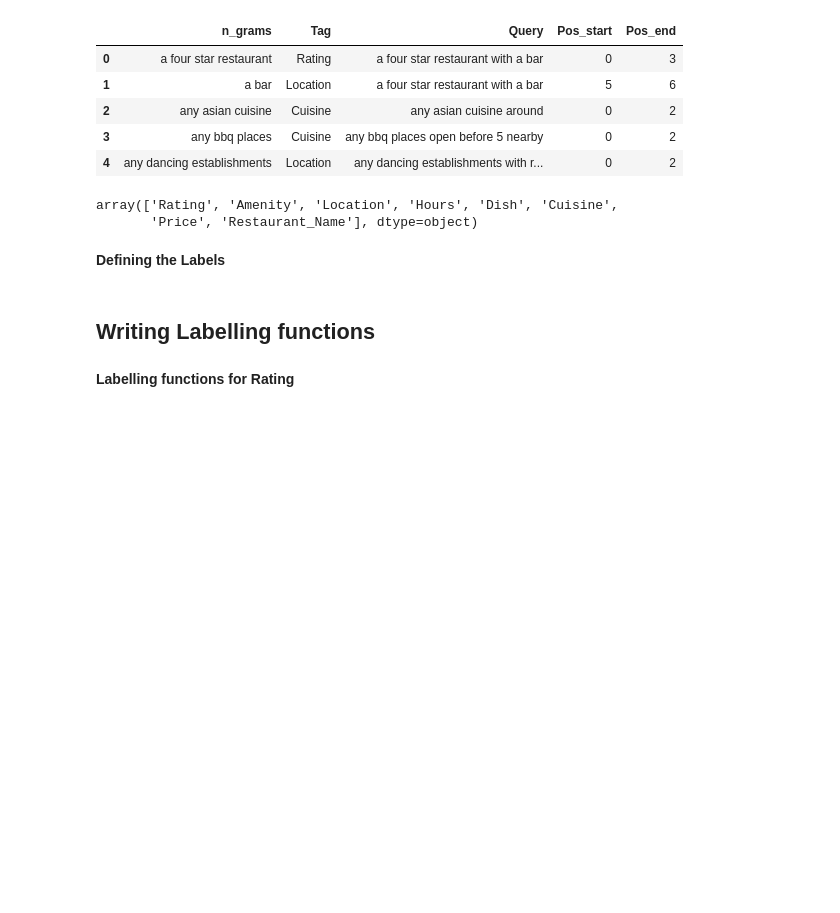
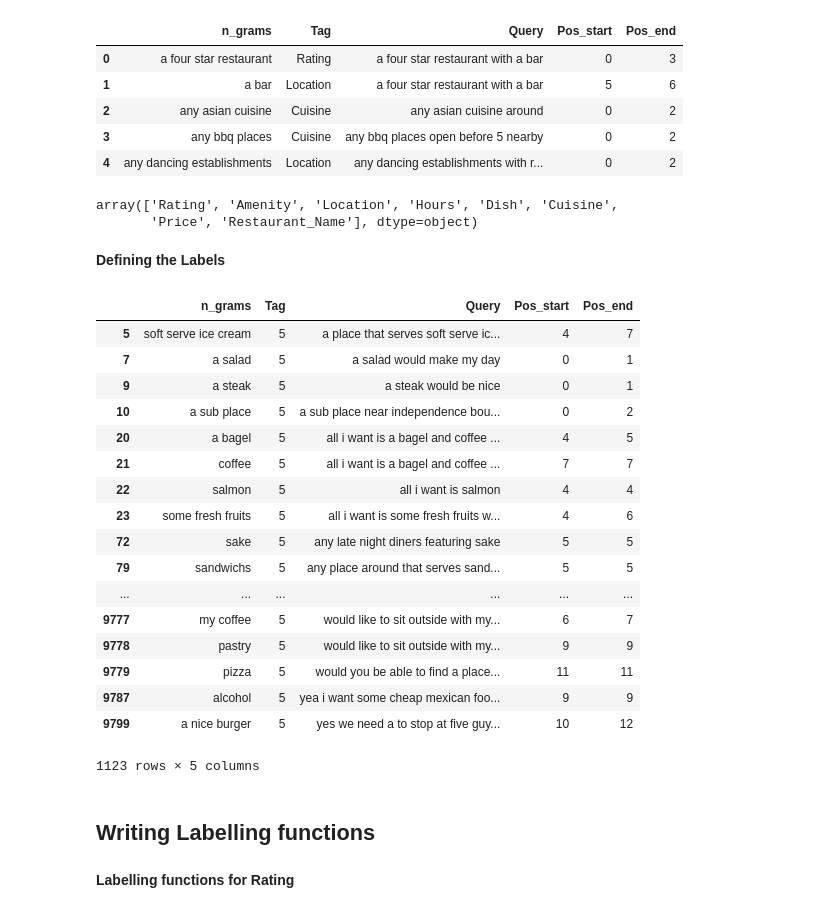
Before and after one commit to yash111381/Snorkel-NER, a Jupyter notebook: Restaurant NER - clean phrases.ipynb, the cells around one changed output. Cells and saved outputs as stored; diff of their text form; code cells hidden in the pictures; blank space fills up the shorter version.

```diff
--- a/Restaurant NER - clean phrases.ipynb
+++ b/Restaurant NER - clean phrases.ipynb
@@ -217,6 +217,27 @@ CUISINE = 6
 PRICE = 7
 NO_TAG = 8
 ABSTAIN  = -1
+# %%
+df_train_limited_chunks[df_train_limited_chunks.Tag==DISH]
+# %% [output]
+|  | n_grams | Tag | Query | Pos_start | Pos_end |
+| 5 | soft serve ice cream | 5 | a place that serves soft serve ic... | 4 | 7 |
+| 7 | a salad | 5 | a salad would make my day | 0 | 1 |
+| 9 | a steak | 5 | a steak would be nice | 0 | 1 |
+| 10 | a sub place | 5 | a sub place near independence bou... | 0 | 2 |
+| 20 | a bagel | 5 | all i want is a bagel and coffee ... | 4 | 5 |
+| 21 | coffee | 5 | all i want is a bagel and coffee ... | 7 | 7 |
+| 22 | salmon | 5 | all i want is salmon | 4 | 4 |
+| 23 | some fresh fruits | 5 | all i want is some fresh fruits w... | 4 | 6 |
+| 72 | sake | 5 | any late night diners featuring sake | 5 | 5 |
+| 79 | sandwichs | 5 | any place around that serves sand... | 5 | 5 |
+| ... | ... | ... | ... | ... | ... |
+| 9777 | my coffee | 5 | would like to sit outside with my... | 6 | 7 |
+| 9778 | pastry | 5 | would like to sit outside with my... | 9 | 9 |
+| 9779 | pizza | 5 | would you be able to find a place... | 11 | 11 |
+| 9787 | alcohol | 5 | yea i want some cheap mexican foo... | 9 | 9 |
+| 9799 | a nice burger | 5 | yes we need a to stop at five guy... | 10 | 12 |
+1123 rows × 5 columns
 # %%
 import warnings
 warnings.filterwarnings("ignore")
```
Also changed, not shown: parts of 21 cells of this notebook.
